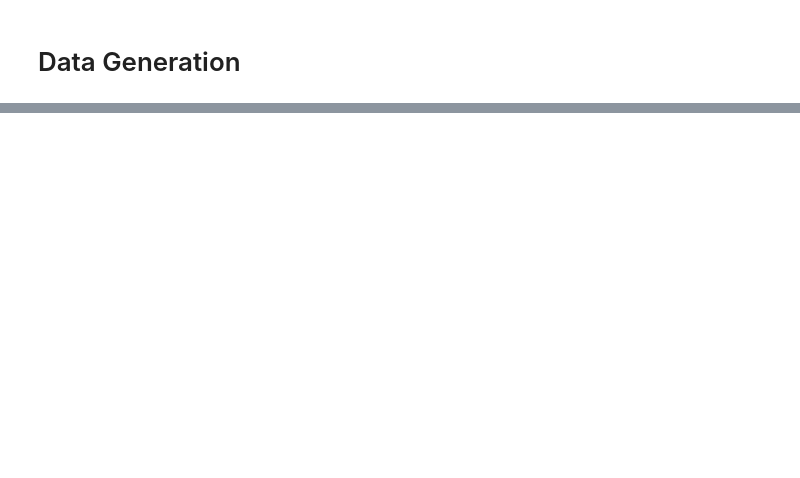
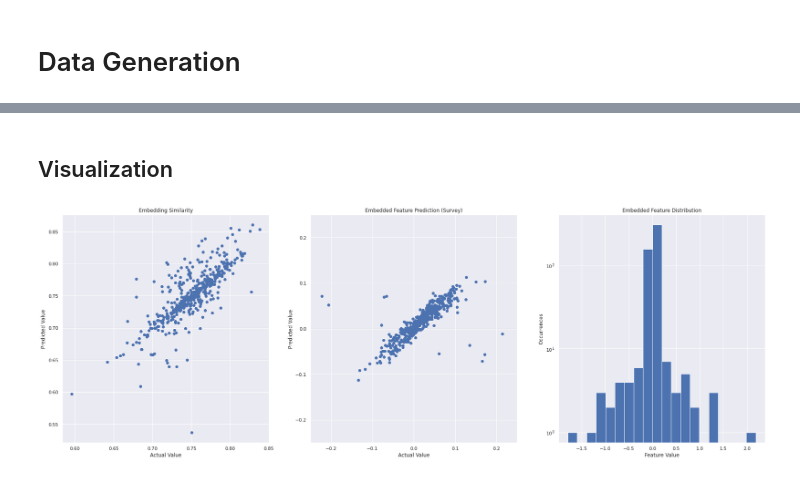
Before and after one commit to Oafish1/Embedding-Matching, a Jupyter notebook: model.ipynb, the cells around one changed output, grey strips where cells are left out. Cells and saved outputs as stored; diff of their text form; code cells hidden in the pictures; blank space fills up the shorter version.

```diff
--- a/model.ipynb
+++ b/model.ipynb
@@ -125,0 +199,8 @@ plt.ylabel('Predicted Value');
+# %%
+gen_model = EmbeddingGenerationModel(num_mentees, num_mentors, dim=dim_embedding)
+gen_optimizer = torch.optim.AdamW(gen_model.parameters())
+gen_criterion = nn.MSELoss()
+# %%
+inf_model = EmbeddingInferenceModel(num_features, dim=dim_embedding)
+inf_optimizer = torch.optim.AdamW(inf_model.parameters())
+inf_criterion = nn.MSELoss()
@@ -125,0 +255,40 @@ plt.ylabel('Predicted Value');
+# %% [markdown]
+## Visualization
+# %%
+fig, axs = plt.subplots(1, 3, figsize=(30,10))
+
+# Plot embedding accuracy
+plt.sca(axs[0])
+input_data = torch.t(matches)
+predicted = gen_model(*input_data).detach().cpu().numpy()
+actual = matches_outcome
+
+plt.scatter(actual, predicted)
+plt.xlabel('Actual Value')
+plt.ylabel('Predicted Value')
+plt.title('Embedding Similarity')
+
+# Plot survey features
+plt.sca(axs[1])
+feature = 0
+input_data = torch.Tensor(mentee_features)
+predicted = inf_model(input_data).detach().cpu().numpy()
+actual = gen_model.mentees(torch.Tensor(range(num_mentees)).int()).detach().cpu().numpy()
+predicted, actual = predicted[:, feature], actual[:, feature]
+
+plt.scatter(actual, predicted)
+plt.xlabel('Actual Value')
+plt.ylabel('Predicted Value')
+plt.title('Embedded Feature Prediction (Survey)')
+plt.xlim(-.25, .25)
+plt.ylim(-.25, .25)
+
+# Plot histogram of survey values
+plt.sca(axs[2])
+plt.hist(actual, bins=20)
+plt.xlabel('Feature Value')
+plt.ylabel('Occurrences')
+plt.title('Embedded Feature Distribution')
+plt.gca().set_yscale('log');
+# %% [output]
+[figure, added]
```
Also changed, not shown: parts of 30 cells of this notebook, 3 other files.
